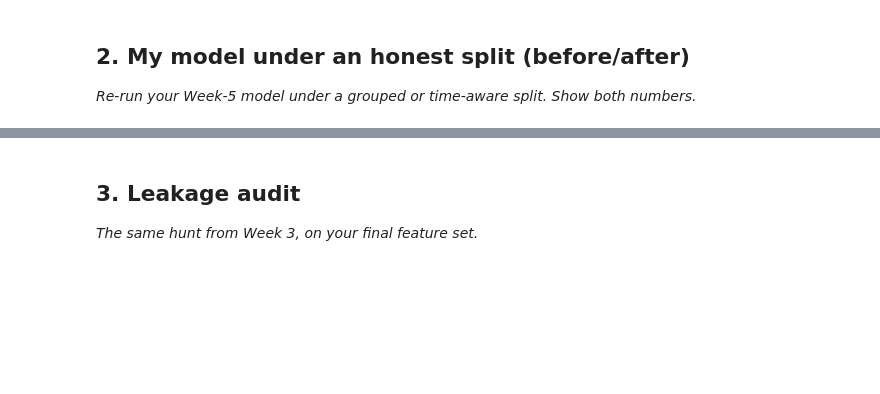
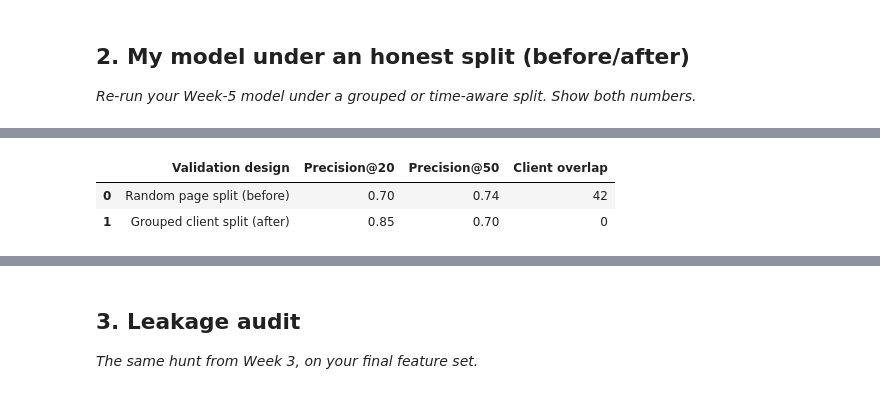
Before and after one commit to Abdelrahmanshaheen1/flyrank-ml-internship, a Jupyter notebook: work/notebooks/w06_validation_audit.ipynb, the cells around one changed output, grey strips where cells are left out. Drawn from its saved outputs; the diff is of its cells as text; code cells hidden in the pictures; blank space fills up the shorter version.

```diff
--- a/work/notebooks/w06_validation_audit.ipynb
+++ b/work/notebooks/w06_validation_audit.ipynb
@@ -16,0 +342,33 @@ This skeleton is yours to fill. Work the sections **in order** — each one has
+# %%
+validation_comparison = pd.DataFrame(
+    {
+        "Validation design": [
+            "Random page split (before)",
+            "Grouped client split (after)",
+        ],
+        "Precision@20": [
+            random_p20,
+            group_p20,
+        ],
+        "Precision@50": [
+            random_p50,
+            group_p50,
+        ],
+        "Client overlap": [
+            random_client_overlap,
+            group_client_overlap,
+        ],
+    }
+)
+
+validation_comparison[
+    ["Precision@20", "Precision@50"]
+] = validation_comparison[
+    ["Precision@20", "Precision@50"]
+].round(3)
+
+validation_comparison
+# %% [output]
+|  | Validation design | Precision@20 | Precision@50 | Client overlap |
+| 0 | Random page split (before) | 0.70 | 0.74 | 42 |
+| 1 | Grouped client split (after) | 0.85 | 0.70 | 0 |
```
Also changed, not shown: parts of 12 cells of this notebook.
